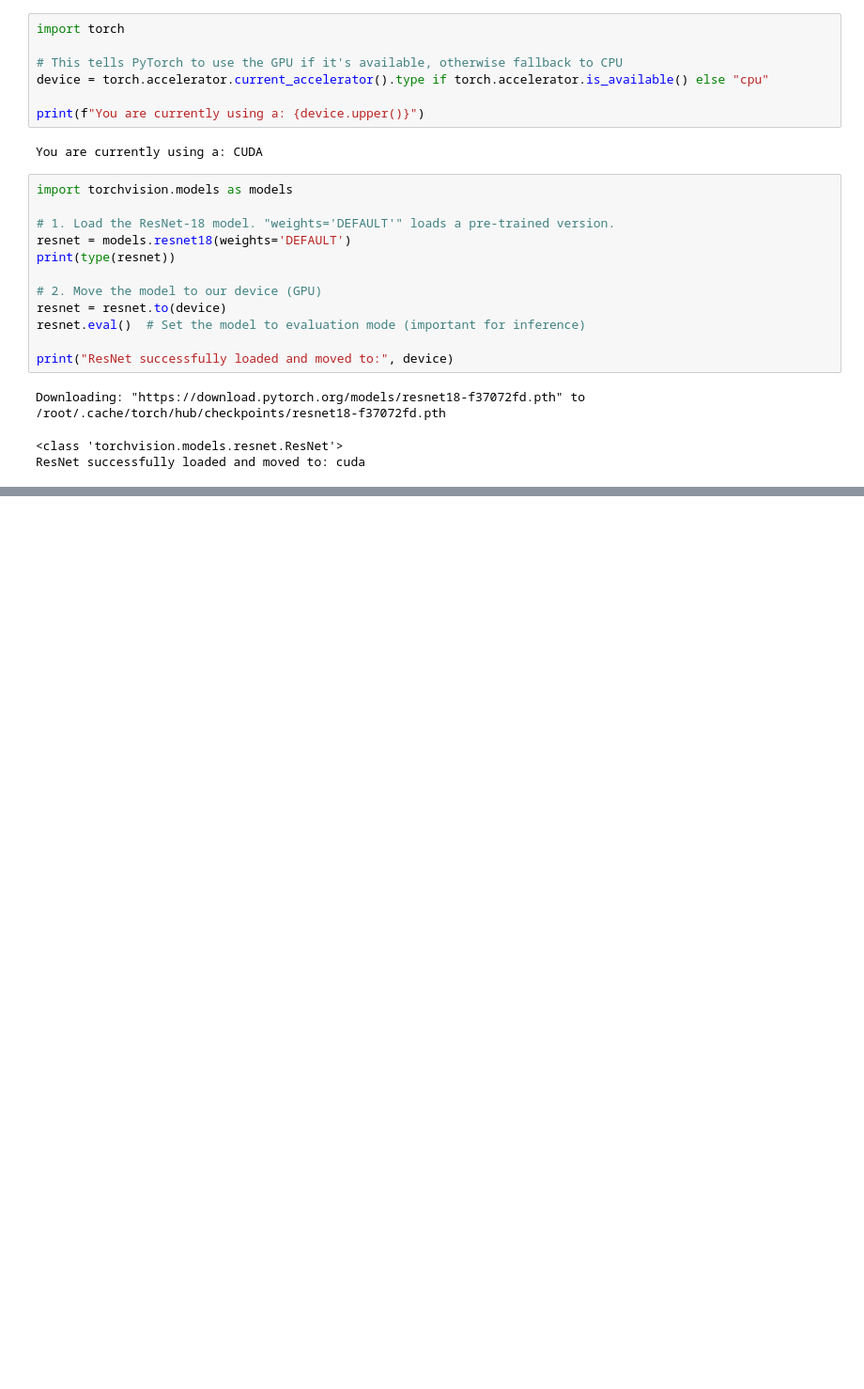
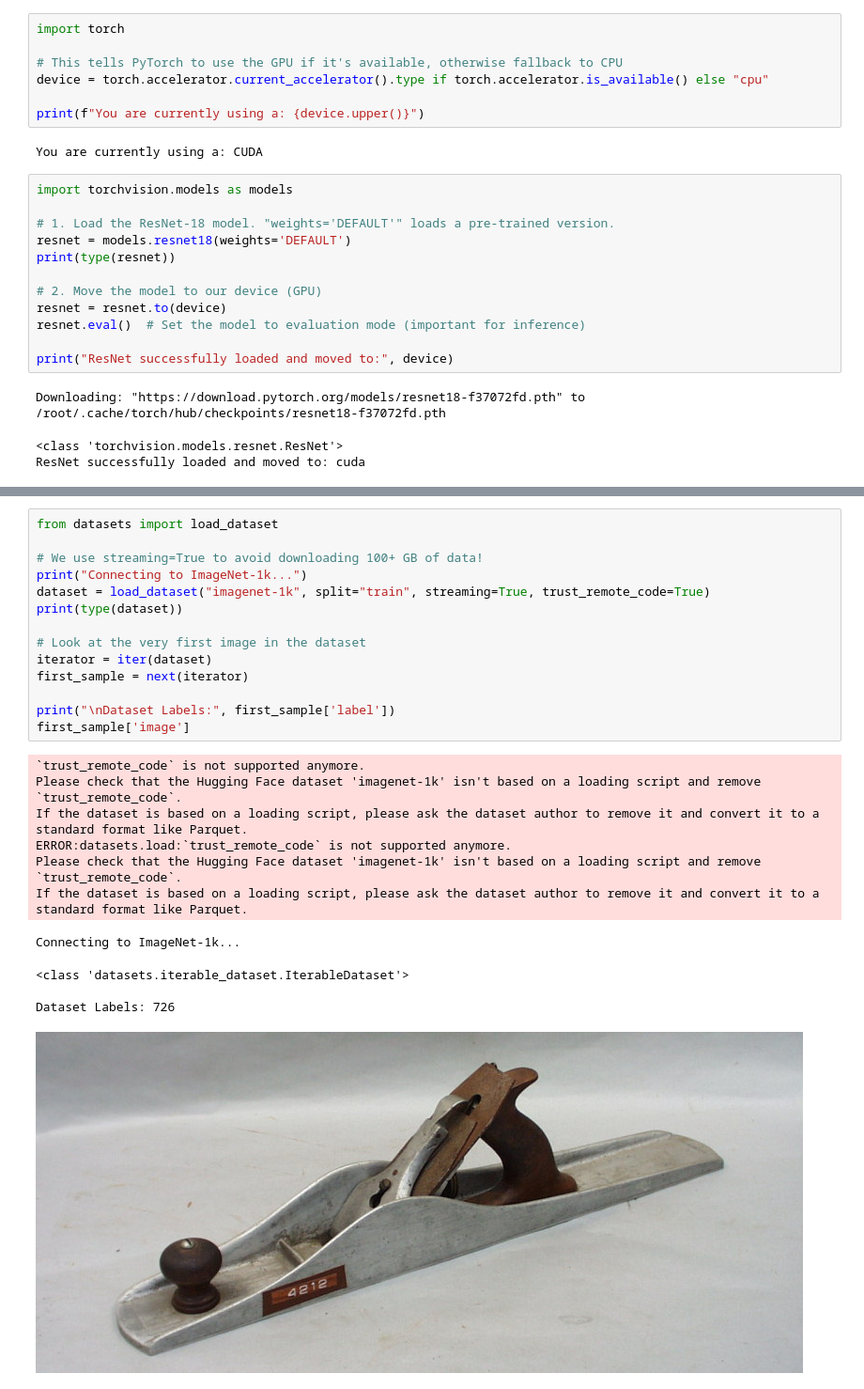
Before and after one commit to Micaet/WB2, a Jupyter notebook: tutorial.ipynb, the cells around one changed output, grey strips where cells are left out. Shown at 94% size. Drawn from its saved outputs; the diff is of its cells as text; blank space fills up the shorter version.

```diff
--- a/tutorial.ipynb
+++ b/tutorial.ipynb
@@ -69,0 +81,26 @@ ResNet successfully loaded and moved to: cuda
+# %%
+from datasets import load_dataset
+
+# We use streaming=True to avoid downloading 100+ GB of data!
+print("Connecting to ImageNet-1k...")
+dataset = load_dataset("imagenet-1k", split="train", streaming=True, trust_remote_code=True)
+print(type(dataset))
+
+# Look at the very first image in the dataset
+iterator = iter(dataset)
+first_sample = next(iterator)
+
+print("\nDataset Labels:", first_sample['label'])
+first_sample['image']
+# %% [output]
+`trust_remote_code` is not supported anymore.
+Please check that the Hugging Face dataset 'imagenet-1k' isn't based on a loading script and remove `trust_remote_code`.
+If the dataset is based on a loading script, please ask the dataset author to remove it and convert it to a standard format like Parquet.
+ERROR:datasets.load:`trust_remote_code` is not supported anymore.
+Please check that the Hugging Face dataset 'imagenet-1k' isn't based on a loading script and remove `trust_remote_code`.
+If the dataset is based on a loading script, please ask the dataset author to remove it and convert it to a standard format like Parquet.
+Connecting to ImageNet-1k...
+<class 'datasets.iterable_dataset.IterableDataset'>
+
+Dataset Labels: 726
+[figure, added]
```
Also changed, not shown: parts of 2 cells of this notebook.
